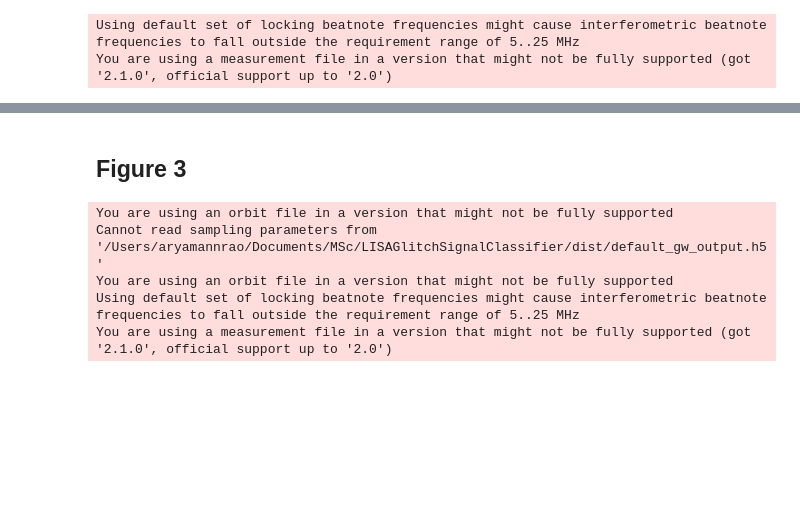
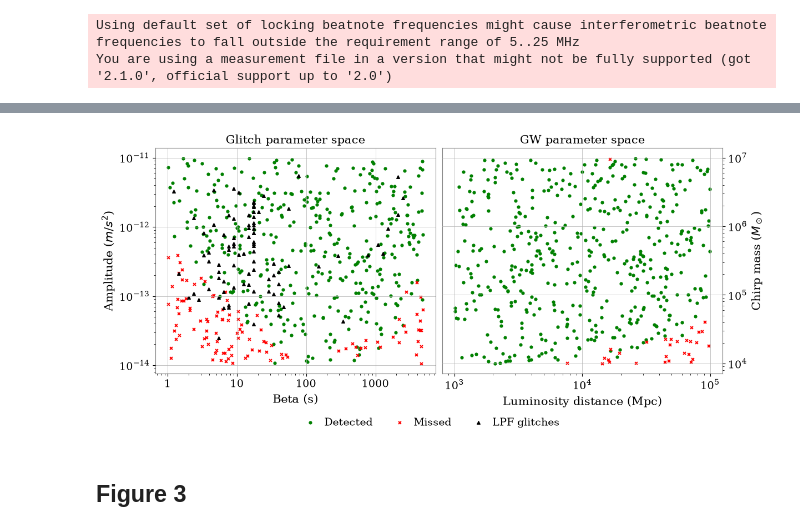
Before and after one commit to AryamannRao/LISAGlitchSignalClassifier, a Jupyter notebook: src/notebooks/figure_generator.ipynb, the cells around one changed output, grey strips where cells are left out. Drawn from its saved outputs; the diff is of its cells as text; code cells hidden in the pictures; blank space fills up the shorter version.

```diff
--- a/src/notebooks/figure_generator.ipynb
+++ b/src/notebooks/figure_generator.ipynb
@@ -368,0 +371,3 @@ plt.show()
+# %%
+glitch_good_idx = filter_by_snr(glitch_testset_path, to_find=1, threshold=8)
+gw_good_idx = filter_by_snr(gw_testset_path, to_find=1, threshold=8)
@@ -368,0 +385,8 @@ plt.show()
+# %%
+good_amp = amp_arr[glitch_good_idx]
+good_beta = beta_arr[glitch_good_idx]
+
+glitch_all_idx = np.arange(0, len(amp_arr))
+glitch_bad_idx = np.setdiff1d(glitch_all_idx, glitch_good_idx)
+bad_amp = amp_arr[glitch_bad_idx]
+bad_beta = beta_arr[glitch_bad_idx]
@@ -369,22 +407,49 @@ plt.show()
+# %%
+good_Mc = Mc_arr[gw_good_idx]
+good_d = d_arr[gw_good_idx]
+
+gw_all_idx = np.arange(0, len(Mc_arr))
+gw_bad_idx = np.setdiff1d(gw_all_idx, gw_good_idx)
+bad_Mc = Mc_arr[gw_bad_idx]
+bad_d = d_arr[gw_bad_idx]
+# %%
+fig, axes = plt.subplots(1, 2, figsize=(12, 5), constrained_layout=True)
+
+axes[0].scatter(good_beta, good_amp, color='green', s=12, marker='o', label='Detected')
+axes[0].scatter(bad_beta, bad_amp, color='red', s=12, marker='x', label='Missed')
+axes[0].scatter(lpf_betas, lpf_levels, color='black', s=16, marker='^', label='LPF glitches')
+
+axes[0].set_xlabel('Beta (s)')
+axes[0].set_ylabel('Amplitude ($m$/$s^2$)')
+axes[0].set_xscale('log')
+axes[0].set_yscale('log')
+axes[0].set_title('Glitch parameter space')
+
+axes[1].scatter(good_d, good_Mc, color='green', s=12, marker='o')
+axes[1].scatter(bad_d, bad_Mc, color='red', s=12, marker='x')
+
+axes[1].set_xlabel('Luminosity distance (Mpc)')
+axes[1].set_ylabel('Chirp mass ($M_\odot$)')
+axes[1].set_xscale('log')
+axes[1].set_yscale('log')
+axes[1].set_title('GW parameter space')
+axes[1].yaxis.tick_right()
+axes[1].yaxis.set_label_position("right")
+
+handles, labels = axes[0].get_legend_handles_labels()
+
+fig.legend(
+    handles,
+    labels,
+    loc="lower center",
+    bbox_to_anchor=(0.5, -0.1),
+    ncol=3,
+    frameon=False
+)
+
+plt.savefig(FIGURES / 'search_filtering.png', dpi=300, bbox_inches='tight')
+plt.show()
+# %% [output]
+[figure, added]
 # %% [markdown]
 ## Figure 3
-# %%
-gws = [{'type': 'BinaryInspiralGW', 'm1': 6e6, 'm2': 7e6, 'd': 1e3,
-        'spin1': 0, 'spin2': 0, 't_inj': pipe['t_inj']+1*3600, 'domain': 'freq',
-        'gw_beta':0, 'gw_lambda':0}]
-glitches = [{'type':'IntegratedShapeletGlitch', 't_inj': pipe['t_inj']-1*3600, 'beta':17,
-             'level':2*2.28e-12*17, 'inj_point':'tm_13'}]
-
-run_simulation(
-            gws, glitches, pipe,
-            gw_path, glitch_path, orbits_path,
-            simulation_path,
-            disable_noise=pipe['keep_noises']
-        )
-raw_dict = run_tdi(simulation_path, pipe)
-# %% [output]
-You are using an orbit file in a version that might not be fully supported
-Cannot read sampling parameters from '/Users/aryamannrao/Documents/MSc/LISAGlitchSignalClassifier/dist/default_gw_output.h5'
-You are using an orbit file in a version that might not be fully supported
-Using default set of locking beatnote frequencies might cause interferometric beatnote frequencies to fall outside the requirement range of 5..25 MHz
-You are using a measurement file in a version that might not be fully supported (got '2.1.0', official support up to '2.0')
```
Also changed, not shown: parts of 22 cells of this notebook, 17 other files.
